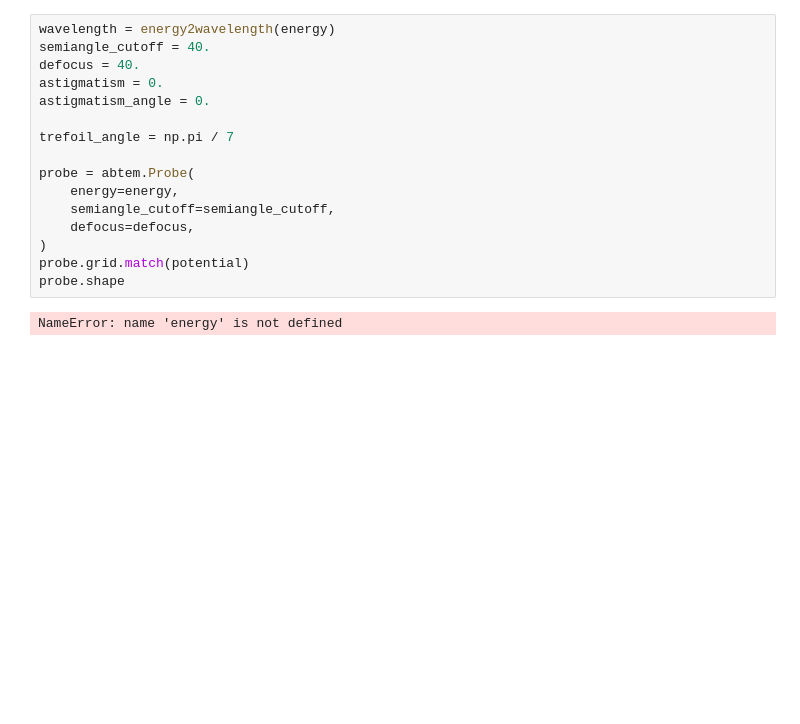
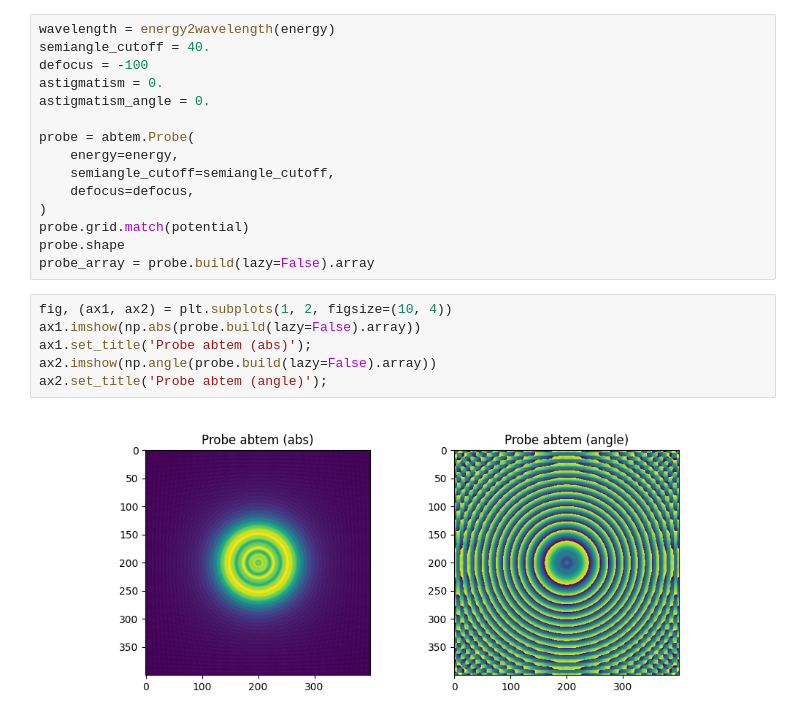
Before and after one commit to DavidLanders95/jax-ptychography, a Jupyter notebook: single_atom_wide_angle_propagators.ipynb, the cells around one changed output. Cells and saved outputs as stored; diff of their text form; blank space fills up the shorter version.

```diff
--- a/single_atom_wide_angle_propagators.ipynb
+++ b/single_atom_wide_angle_propagators.ipynb
@@ -63,11 +62,9 @@ for i, (p, s_ax) in enumerate(zip(subset, ax.ravel())):
 # %%
 wavelength = energy2wavelength(energy)
 semiangle_cutoff = 40.
-defocus = 40.
+defocus = -100
 astigmatism = 0.
 astigmatism_angle = 0.
-
-trefoil_angle = np.pi / 7
 
 probe = abtem.Probe(
     energy=energy,
@@ -76,5 +73,12 @@ probe = abtem.Probe(
 )
 probe.grid.match(potential)
 probe.shape
+probe_array = probe.build(lazy=False).array
-# %% [output]
-NameError: name 'energy' is not defined
+# %%
+fig, (ax1, ax2) = plt.subplots(1, 2, figsize=(10, 4))
+ax1.imshow(np.abs(probe.build(lazy=False).array))
+ax1.set_title('Probe abtem (abs)');
+ax2.imshow(np.angle(probe.build(lazy=False).array))
+ax2.set_title('Probe abtem (angle)');
+# %% [output]
+[figure, added]
```
Also changed, not shown: parts of 10 cells of this notebook, 1 other file.
